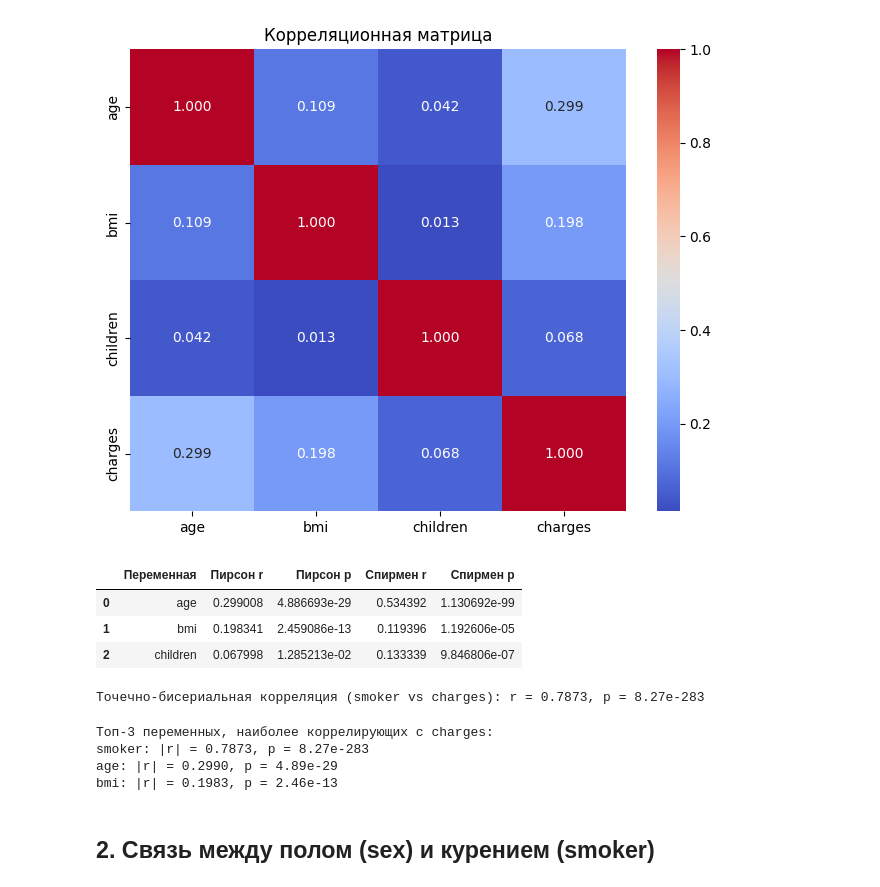
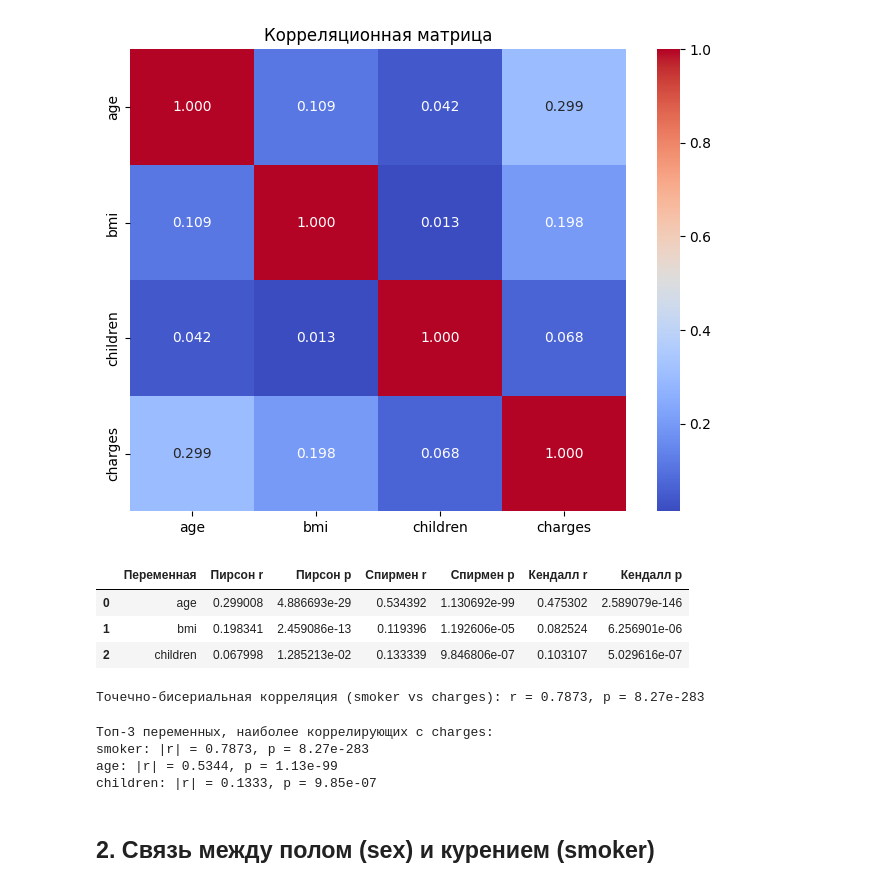
Before and after one commit to Zahar-Bratchikov/statistic, a Jupyter notebook: lab8/ex1.ipynb, the cells around one changed output. Cells and saved outputs as stored; diff of their text form; code cells hidden in the pictures.

```diff
--- a/lab8/ex1.ipynb
+++ b/lab8/ex1.ipynb
@@ -61,26 +61,30 @@ charges: W = 0.8147, p = 1.15e-36 → не нормально
 # %%
 # Сравнение коэффициентов корреляции с charges
 results = []
 for var in ['age', 'bmi', 'children']:
     # Пирсон
     pear_r, pear_p = pearsonr(df[var], df['charges'])
     # Спирмен
     spear_r, spear_p = spearmanr(df[var], df['charges'])
+
+    ken_r, ken_p = kendalltau(df[var], df['charges'])
     results.append({
         'Переменная': var,
         'Пирсон r': pear_r,
         'Пирсон p': pear_p,
         'Спирмен r': spear_r,
-        'Спирмен p': spear_p
+        'Спирмен p': spear_p,
+        'Кендалл r': ken_r,
+        'Кендалл p': ken_p
     })
 
 corr_df = pd.DataFrame(results)
 corr_df
 # %% [output]
-|  | Переменная | Пирсон r | Пирсон p | Спирмен r | Спирмен p |
-| 0 | age | 0.299008 | 4.886693e-29 | 0.534392 | 1.130692e-99 |
-| 1 | bmi | 0.198341 | 2.459086e-13 | 0.119396 | 1.192606e-05 |
-| 2 | children | 0.067998 | 1.285213e-02 | 0.133339 | 9.846806e-07 |
+|  | Переменная | Пирсон r | Пирсон p | Спирмен r | Спирмен p | Кендалл r | Кендалл p |
+| 0 | age | 0.299008 | 4.886693e-29 | 0.534392 | 1.130692e-99 | 0.475302 | 2.589079e-146 |
+| 1 | bmi | 0.198341 | 2.459086e-13 | 0.119396 | 1.192606e-05 | 0.082524 | 6.256901e-06 |
+| 2 | children | 0.067998 | 1.285213e-02 | 0.133339 | 9.846806e-07 | 0.103107 | 5.029616e-07 |
 # %%
 # Корреляция с бинарной переменной smoker
 pb_r, pb_p = pointbiserialr(df['smoker'], df['charges'])
@@ -93,7 +97,7 @@ all_corr = []
 
 # Количественные
 for var in ['age', 'bmi', 'children']:
-    r, p = pearsonr(df[var], df['charges'])
+    r, p = spearmanr(df[var], df['charges'])
     all_corr.append((var, abs(r), p))
 
 # smoker
@@ -107,8 +111,8 @@ for var, r, p in all_corr_sorted[:3]:
 # %% [output]
 Топ-3 переменных, наиболее коррелирующих с charges:
 smoker: |r| = 0.7873, p = 8.27e-283
-age: |r| = 0.2990, p = 4.89e-29
-bmi: |r| = 0.1983, p = 2.46e-13
+age: |r| = 0.5344, p = 1.13e-99
+children: |r| = 0.1333, p = 9.85e-07
 # %% [markdown]
 ## 2. Связь между полом (sex) и курением (smoker)
 # %%
```
Also changed, not shown: parts of 1 cell of this notebook.
